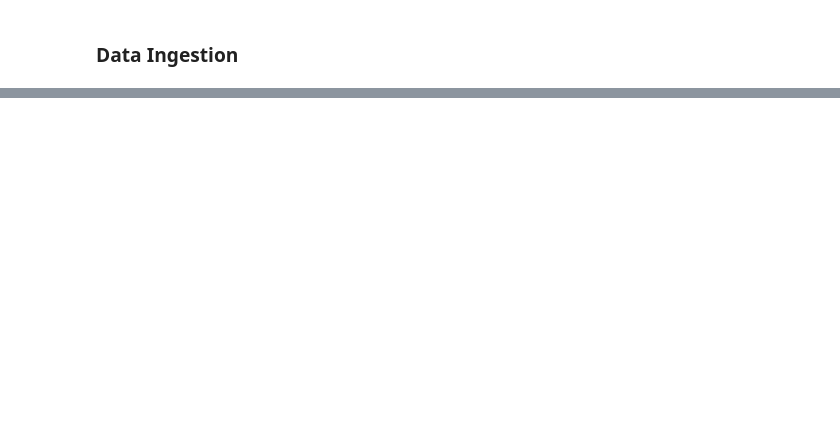
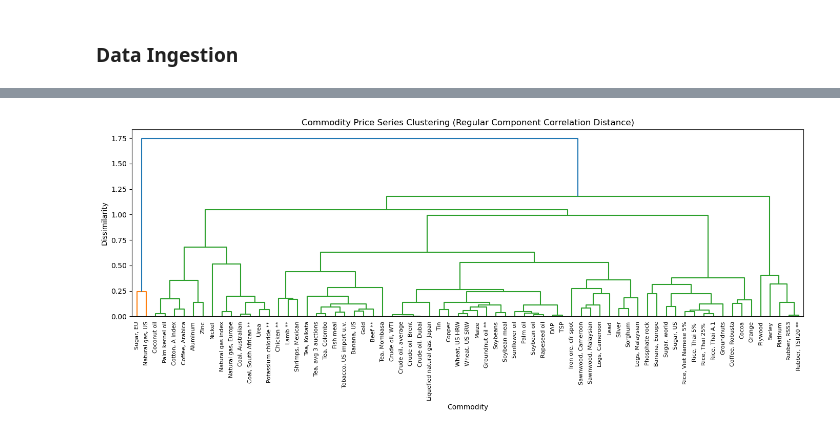
Before and after one commit to atkrish0/econometric-forecasting, a Jupyter notebook: cvm/soft_v2.ipynb, the cells around one changed output, grey strips where cells are left out. Drawn from its saved outputs; the diff is of its cells as text; code cells hidden in the pictures; blank space fills up the shorter version.

```diff
--- a/cvm/soft_v2.ipynb
+++ b/cvm/soft_v2.ipynb
@@ -131,0 +461,28 @@ AttributeError: 'dict' object has no attribute 'iloc'
+# %%
+# --- Optional: regular-component clustering to match MATLAB's first dendrogram ---
+
+regular_df = trend_df.add(seasonal_df, fill_value=0)
+
+corr_reg = regular_df.corr(method="pearson", min_periods=12)
+dist_reg = 1 - corr_reg
+np.fill_diagonal(dist_reg.values, 0.0)
+
+from scipy.spatial.distance import squareform
+from scipy.cluster.hierarchy import linkage, dendrogram
+
+Z_reg = linkage(squareform(dist_reg, checks=False), method="complete", optimal_ordering=True)
+
+plt.figure(figsize=(14, 6))
+dendrogram(
+    Z_reg,
+    labels=corr_reg.columns.tolist(),
+    leaf_rotation=90,
+    leaf_font_size=8,
+)
+plt.title("Commodity Price Series Clustering (Regular Component Correlation Distance)")
+plt.xlabel("Commodity")
+plt.ylabel("Dissimilarity")
+plt.tight_layout()
+plt.show()
+# %% [output]
+[figure, added]
```
Also changed, not shown: parts of 41 cells of this notebook, 9 other files.
